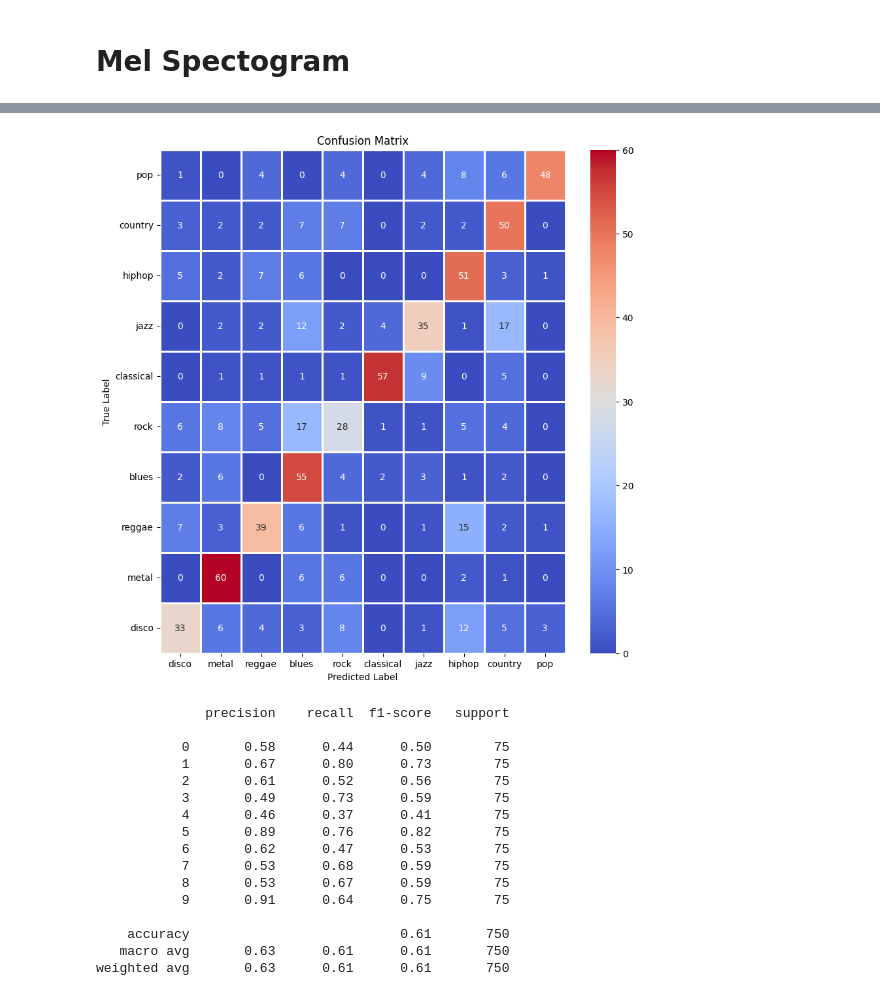
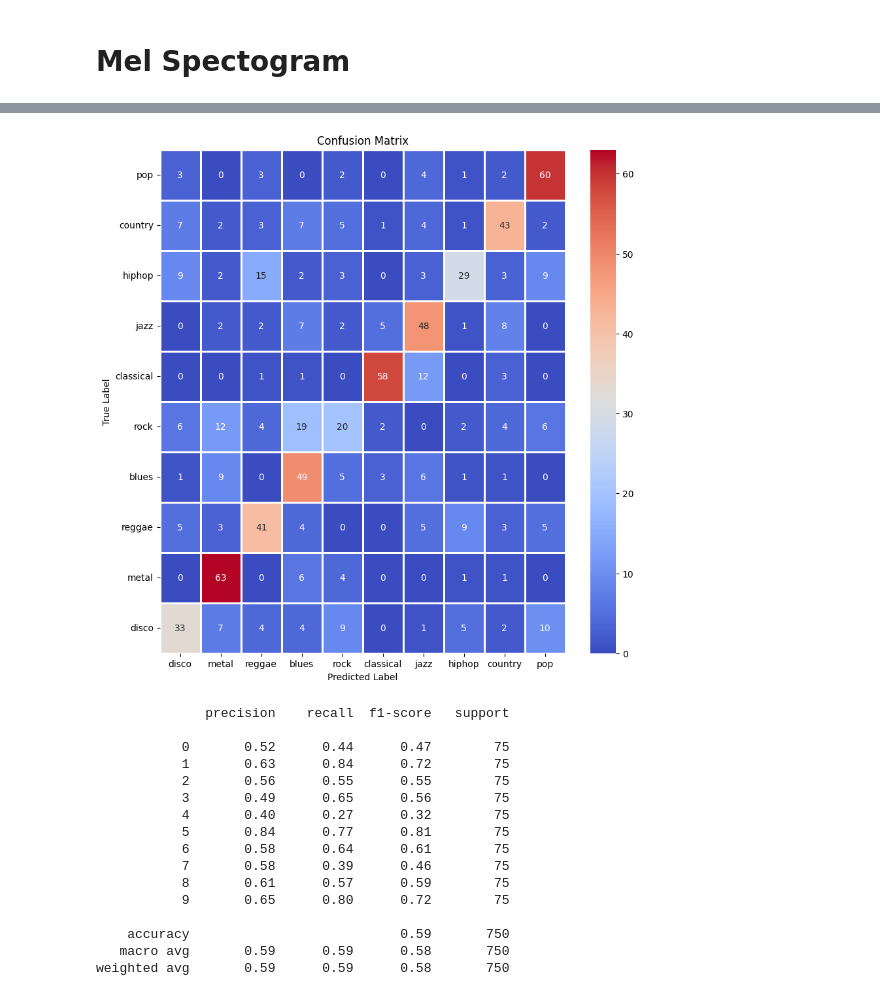
Before and after one commit to michalszc/MusicGenrePrediction, a Jupyter notebook: bi-gru-model.ipynb, the cells around one changed output, grey strips where cells are left out. Saved outputs shown, nothing was run; the diff lists cells and outputs as text; code cells hidden in the pictures.

Commit message:
Improved dataset and model

```diff
--- a/bi-gru-model.ipynb
+++ b/bi-gru-model.ipynb
@@ -139,7 +140,7 @@ def build_model(height: int = 224, width: int = 224, channels: int = 3):
     model.add(InputLayer(shape=input_shape))
     model.add(Reshape((width, height * channels)))
     model.add(Bidirectional(GRU(256)))
-    model.add(Dense(256, activation='relu'))
+    model.add(Dense(256, activation='elu'))
     model.add(Dense(10, activation='softmax'))
 
     # Compile the model
@@ -250,20 +233,19 @@ weighted avg       0.73      0.72      0.72       750
 # %% [markdown]
 # Mel Spectogram
 # %%
-batch_size = 16
+batch_size = 32
 dataset = Dataset(path='/kaggle/input/musicgenreprediction/Data/images_augmented/mel_spectrogram', batch_size=batch_size)
-train_stft, val_stft, test_stft = dataset.generate()
 # %%
 model = build_model()
 
-epochs = 350
+epochs = 30
 
 # Train the model using generator for training data and validation data
-history = model.fit(train_stft,
+history = model.fit(dataset.train,
                     batch_size=batch_size,
                     epochs=epochs,
-                    steps_per_epoch=len(train_stft) // batch_size,
-                    validation_data=val_stft,
-                    validation_steps=len(val_stft) // batch_size,
+                    steps_per_epoch=dataset.train_len,
+                    validation_data=dataset.val,
+                    validation_steps=dataset.val_len,
                     verbose=1)
 # %% [output]
@@ -320,7 +285,7 @@ Loss: 1.1227786540985107
 # %%
-y_pred = model.predict(test_stft)
+y_pred = model.predict(dataset.test)
 y_pred = np.argmax(y_pred, axis=1)
-y_true = tf.concat([y for x, y in test_stft], axis=0).numpy().argmax(axis=1)
+y_true = tf.concat([y for x, y in dataset.test], axis=0).numpy().argmax(axis=1)
 
 show_confusion_matrix(y_true, y_pred, labels=dataset.labels)
 print(classification_report(y_true, y_pred))
@@ -329,17 +294,17 @@ print(classification_report(y_true, y_pred))
-[figure, old version]
+[figure, new version]
               precision    recall  f1-score   support
 
-           0       0.58      0.44      0.50        75
-           1       0.67      0.80      0.73        75
-           2       0.61      0.52      0.56        75
-           3       0.49      0.73      0.59        75
-           4       0.46      0.37      0.41        75
-           5       0.89      0.76      0.82        75
-           6       0.62      0.47      0.53        75
-           7       0.53      0.68      0.59        75
-           8       0.53      0.67      0.59        75
-           9       0.91      0.64      0.75        75
+           0       0.52      0.44      0.47        75
+           1       0.63      0.84      0.72        75
+           2       0.56      0.55      0.55        75
+           3       0.49      0.65      0.56        75
+           4       0.40      0.27      0.32        75
+           5       0.84      0.77      0.81        75
+           6       0.58      0.64      0.61        75
+           7       0.58      0.39      0.46        75
+           8       0.61      0.57      0.59        75
+           9       0.65      0.80      0.72        75
 
-    accuracy                           0.61       750
-   macro avg       0.63      0.61      0.61       750
-weighted avg       0.63      0.61      0.61       750
+    accuracy                           0.59       750
+   macro avg       0.59      0.59      0.58       750
+weighted avg       0.59      0.59      0.58       750
```
Also changed, not shown: parts of 13 cells of this notebook.
